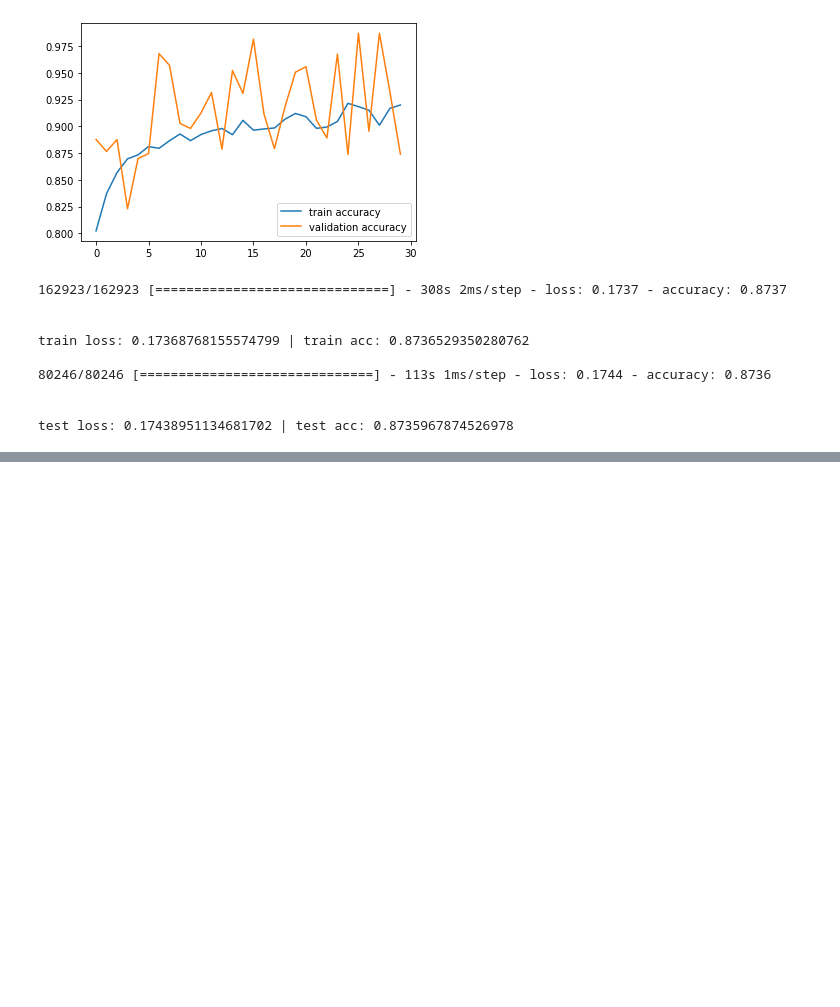
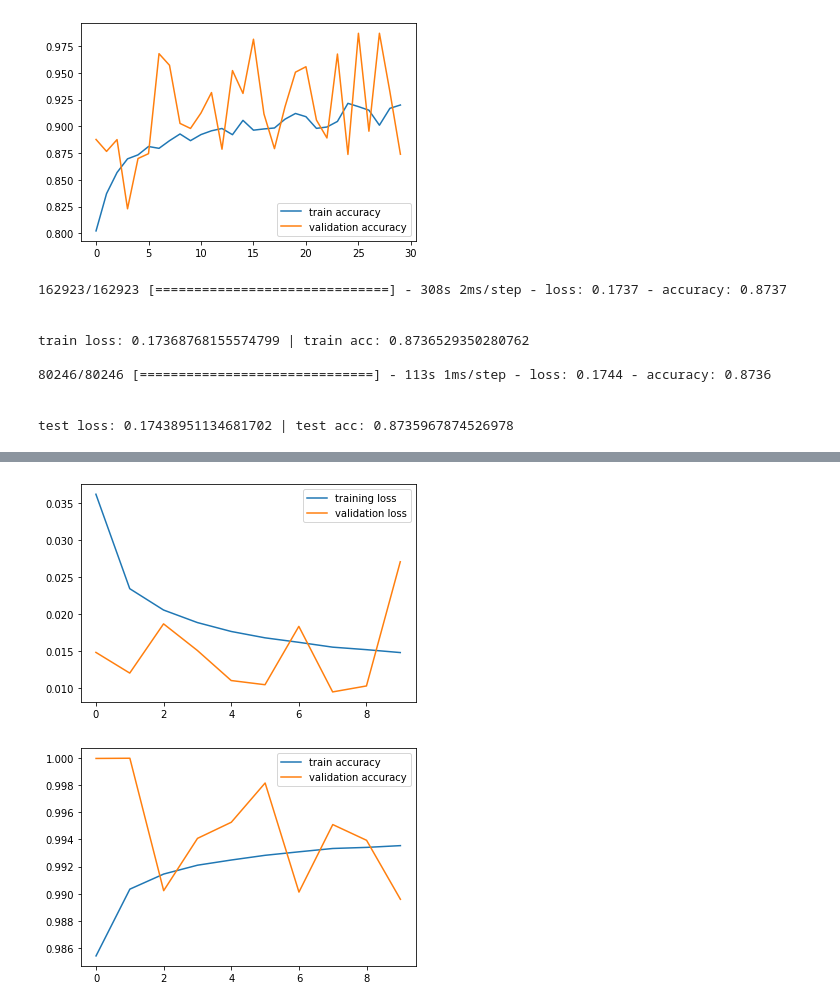
Before and after one commit to Wicwik/symmetrical-goggles, a Jupyter notebook: richpeople_classfication.ipynb, the cells around one changed output, grey strips where cells are left out. Saved outputs shown, nothing was run; the diff lists cells and outputs as text; code cells hidden in the pictures; blank space fills up the shorter version.

```diff
--- a/richpeople_classfication.ipynb
+++ b/richpeople_classfication.ipynb
@@ -233,0 +242,8 @@ test loss: 0.17438951134681702 | test acc: 0.8735967874526978
+# %%
+mlp = Sequential()
+mlp.add(Dense(5, kernel_initializer='normal', activation='relu', input_dim=X_train.shape[1]))
+mlp.add(Dense(1, kernel_initializer='normal', activation='sigmoid'))
+
+mlp.compile(loss='binary_crossentropy', optimizer=keras.optimizers.Adam(0.01),  metrics=['accuracy'])
+
+history = mlp.fit(X_train, y_train, epochs=10, validation_split=0.1, verbose=True)
@@ -233,0 +271,14 @@ test loss: 0.17438951134681702 | test acc: 0.8735967874526978
+# %%
+plt.figure()
+plt.plot(history.history['loss'], label='training loss')
+plt.plot(history.history['val_loss'], label='validation loss')
+plt.legend(loc='best')
+
+plt.figure()
+plt.plot(history.history['accuracy'], label='train accuracy')
+plt.plot(history.history['val_accuracy'], label='validation accuracy')
+plt.legend(loc='best')
+plt.show()
+# %% [output]
+[figure, added]
+[figure, added]
```
Also changed, not shown: parts of 8 cells of this notebook.
